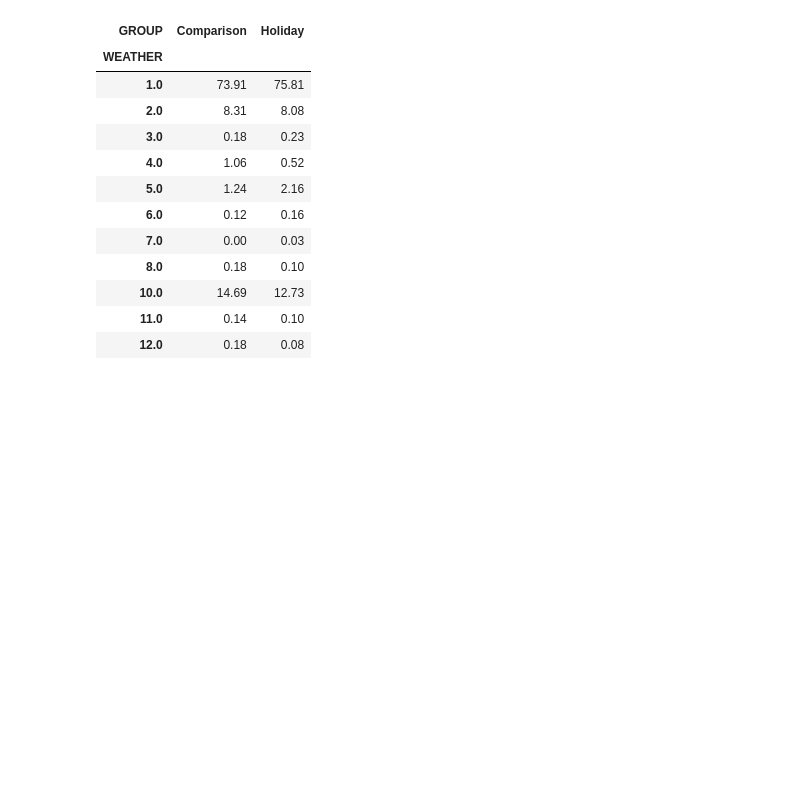
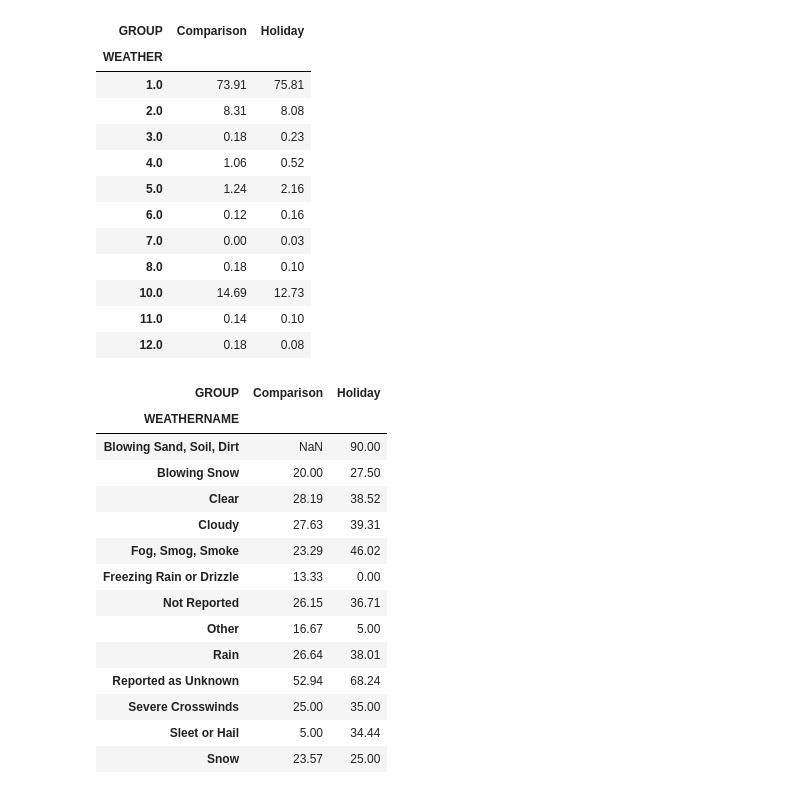
Before and after one commit to Prashriya/DS-325-Final-Project, a Jupyter notebook: FinalProject.ipynb, the cells around one changed output. Cells and saved outputs as stored; diff of their text form; code cells hidden in the pictures; blank space fills up the shorter version.

```diff
--- a/FinalProject.ipynb
+++ b/FinalProject.ipynb
@@ -507,3 +507,30 @@ weather_percent.round(2)
 | 10.0 | 14.69 | 12.73 |
 | 11.0 | 0.14 | 0.10 |
 | 12.0 | 0.18 | 0.08 |
+# %%
+rates_by_weather_group = (
+    study_data
+    .groupby(["WEATHERNAME", "GROUP"])[outcome_columns]
+    .mean()
+    .mean(axis=1)
+    .mul(100)
+    .unstack()
+)
+
+rates_by_weather_group.round(2)
+# %% [output]
+| GROUP | Comparison | Holiday |
+| WEATHERNAME |  |  |
+| Blowing Sand, Soil, Dirt | NaN | 90.00 |
+| Blowing Snow | 20.00 | 27.50 |
+| Clear | 28.19 | 38.52 |
+| Cloudy | 27.63 | 39.31 |
+| Fog, Smog, Smoke | 23.29 | 46.02 |
+| Freezing Rain or Drizzle | 13.33 | 0.00 |
+| Not Reported | 26.15 | 36.71 |
+| Other | 16.67 | 5.00 |
+| Rain | 26.64 | 38.01 |
+| Reported as Unknown | 52.94 | 68.24 |
+| Severe Crosswinds | 25.00 | 35.00 |
+| Sleet or Hail | 5.00 | 34.44 |
+| Snow | 23.57 | 25.00 |
```
Also changed, not shown: parts of 16 cells of this notebook.
